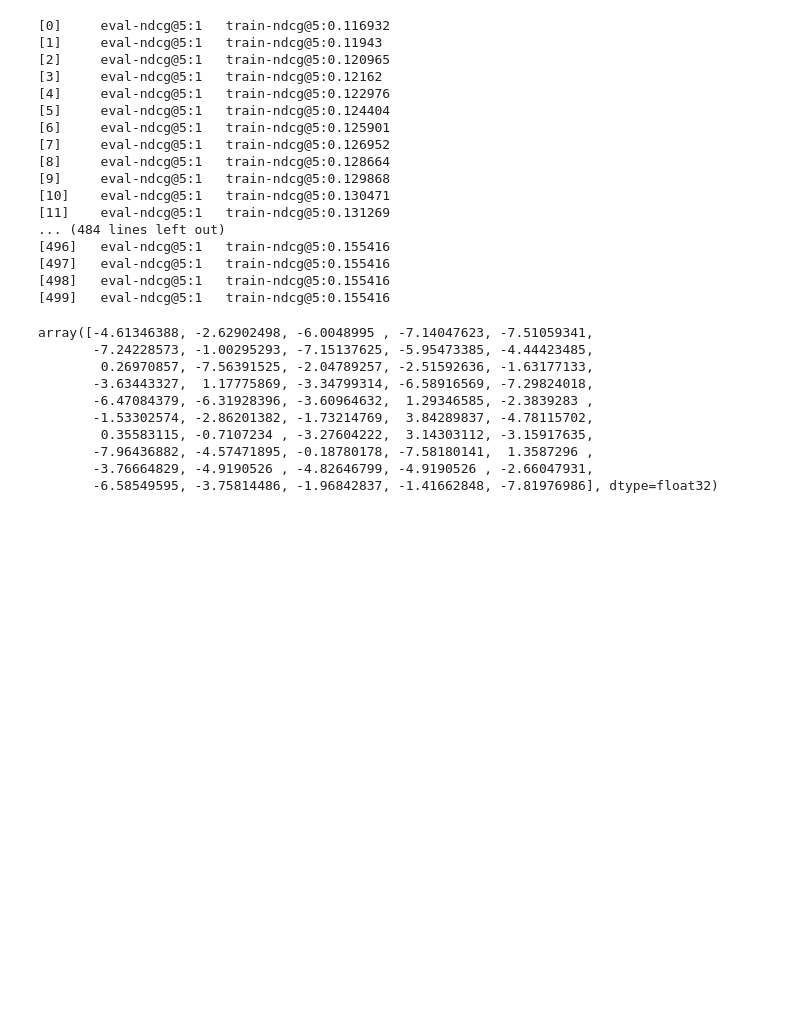
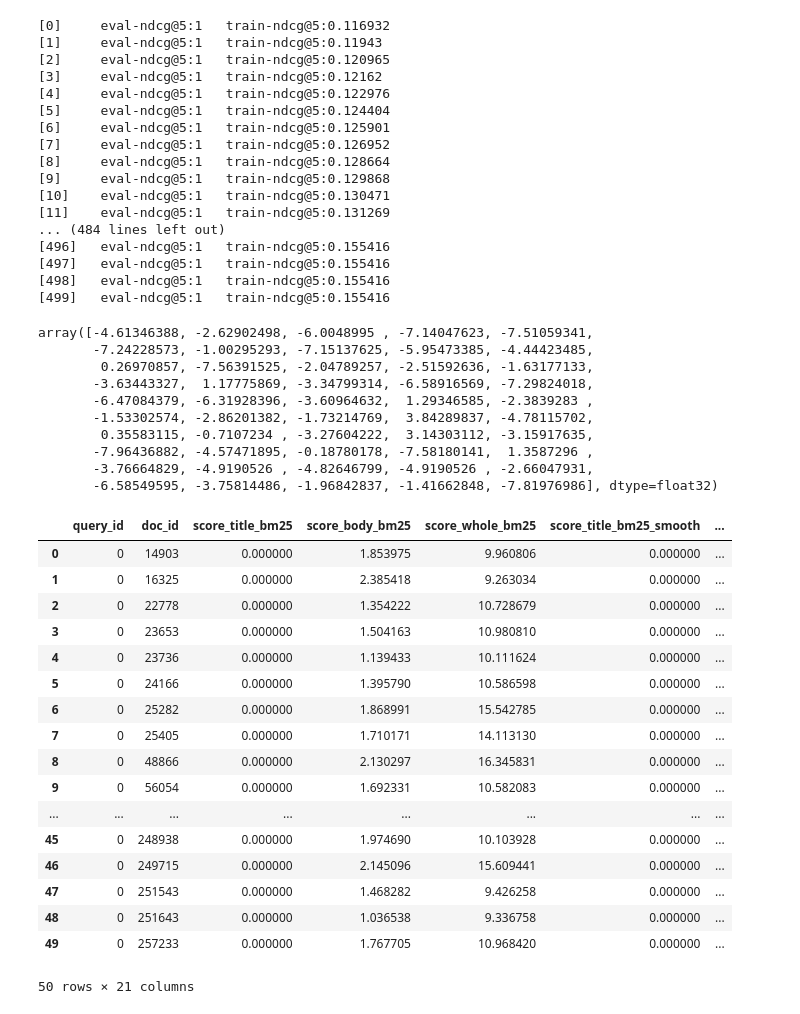
Before and after one commit to movb/learning_to_rank, a Jupyter notebook: evaluate.ipynb, the cells around one changed output. Drawn from its saved outputs; the diff is of its cells as text; code cells hidden in the pictures; blank space fills up the shorter version.

```diff
--- a/evaluate.ipynb
+++ b/evaluate.ipynb
@@ -6,5 +7,5 @@ import xgboost as xgb
 # %%
-import importlib
-utils = importlib.reload(utils)
+from importlib import reload
+utils = reload(utils)
 # %%
 !ls
@@ -11,11 +18,11 @@ utils = importlib.reload(utils)
 # %%
-df_bm25_unigram_scores = utils.load_from_file("df_bm25_unigram_scores.pkl")
-df_bm25_unigram_scores_smooth = utils.load_from_file("df_bm25_unigram_scores_smooth.pkl")
-df_bm25_bigram_scores = utils.load_from_file("df_bm25_bigram_scores.pkl")
-df_bm25_bigram_scores_smooth = utils.load_from_file("df_bm25_bigram_scores_smooth.pkl")
-df_bm25_trigram_scores = utils.load_from_file("df_bm25_trigram_scores.pkl")
-df_bm25_trigram_scores_smooth = utils.load_from_file("df_bm25_trigram_scores_smooth.pkl")
-df_coverage_scores = utils.load_from_file("df_coverage_scores.pkl")
+df_bm25_unigram_scores = utils.load_from_file("pkls/df_bm25_unigram_scores.pkl")
+df_bm25_unigram_scores_smooth = utils.load_from_file("pkls/df_bm25_unigram_scores_smooth.pkl")
+df_bm25_bigram_scores = utils.load_from_file("pkls/df_bm25_bigram_scores.pkl")
+df_bm25_bigram_scores_smooth = utils.load_from_file("pkls/df_bm25_bigram_scores_smooth.pkl")
+df_bm25_trigram_scores = utils.load_from_file("pkls/df_bm25_trigram_scores.pkl")
+df_bm25_trigram_scores_smooth = utils.load_from_file("pkls/df_bm25_trigram_scores_smooth.pkl")
+df_coverage_scores = utils.load_from_file("pkls/df_coverage_scores.pkl")
 # %%
 test_data = df_bm25_unigram_scores
 for another_data in [ df_bm25_unigram_scores_smooth,
@@ -163,0 +173,21 @@ df.to_csv('submit.csv', index=False)
+# %%
+test_data.head(50)
+# %% [output]
+|  | query_id | doc_id | score_title_bm25 | score_body_bm25 | score_whole_bm25 | score_title_bm25_smooth | ... |
+| 0 | 0 | 14903 | 0.000000 | 1.853975 | 9.960806 | 0.000000 | ... |
+| 1 | 0 | 16325 | 0.000000 | 2.385418 | 9.263034 | 0.000000 | ... |
+| 2 | 0 | 22778 | 0.000000 | 1.354222 | 10.728679 | 0.000000 | ... |
+| 3 | 0 | 23653 | 0.000000 | 1.504163 | 10.980810 | 0.000000 | ... |
+| 4 | 0 | 23736 | 0.000000 | 1.139433 | 10.111624 | 0.000000 | ... |
+| 5 | 0 | 24166 | 0.000000 | 1.395790 | 10.586598 | 0.000000 | ... |
+| 6 | 0 | 25282 | 0.000000 | 1.868991 | 15.542785 | 0.000000 | ... |
+| 7 | 0 | 25405 | 0.000000 | 1.710171 | 14.113130 | 0.000000 | ... |
+| 8 | 0 | 48866 | 0.000000 | 2.130297 | 16.345831 | 0.000000 | ... |
+| 9 | 0 | 56054 | 0.000000 | 1.692331 | 10.582083 | 0.000000 | ... |
+| ... | ... | ... | ... | ... | ... | ... | ... |
+| 45 | 0 | 248938 | 0.000000 | 1.974690 | 10.103928 | 0.000000 | ... |
+| 46 | 0 | 249715 | 0.000000 | 2.145096 | 15.609441 | 0.000000 | ... |
+| 47 | 0 | 251543 | 0.000000 | 1.468282 | 9.426258 | 0.000000 | ... |
+| 48 | 0 | 251643 | 0.000000 | 1.036538 | 9.336758 | 0.000000 | ... |
+| 49 | 0 | 257233 | 0.000000 | 1.767705 | 10.968420 | 0.000000 | ... |
+50 rows × 21 columns
```
Also changed, not shown: parts of 13 cells of this notebook, 5 other files.
